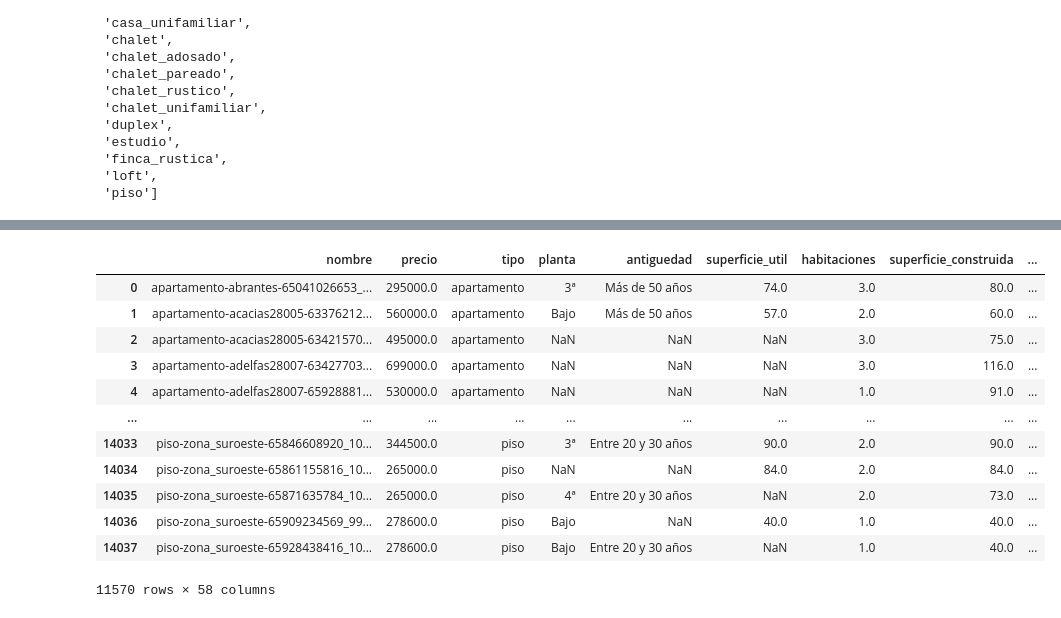
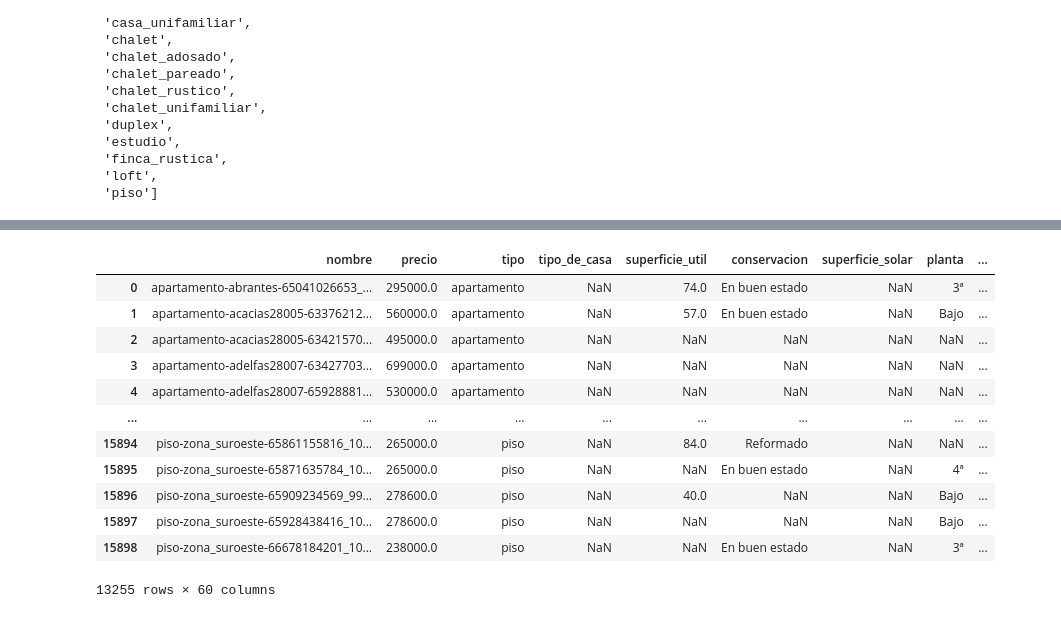
Before and after one commit to LucasDR140603/Proyecto-Pisos, a Jupyter notebook: pruebas.ipynb, the cells around one changed output, grey strips where cells are left out. Drawn from its saved outputs; the diff is of its cells as text; code cells hidden in the pictures.

Commit message:
Elaboracion de código de actualización de datos diario

```diff
--- a/pruebas.ipynb
+++ b/pruebas.ipynb
@@ -267,5 +270,6 @@ async def cargar_archivos(lista:list[str])->list[bs4.Tag]:
     tareas_completas:list[bs4.Tag]=await asyncio.gather(*tareas)
     return tareas_completas
 details_list=await cargar_archivos(archivos)
+details_list=list(filter(lambda x:x.find(class_='features-container') and x.find(class_='jsPriceValue'),details_list))
 # %%
 lista_listas_caracteristicas:list[bs4.ResultSet]=[cast(bs4.Tag,v.find(class_='features-container')).find_all(class_='features__label') for v in details_list]
@@ -293,3 +276,5 @@ lista_caracteristicas
+# %%
+lista_caracteristicas:list[str]=list(set([str(c.text) for lista in lista_listas_caracteristicas for c in lista]))
 # %%
 caracteristicas_especificables=list(map(lambda x:x[:-2],filter(lambda x:': ' in x and x[:-2] in lista_caracteristicas,lista_caracteristicas)))
 caracteristicas_especificables
@@ -375,5 +360,4 @@ booleanos_json
 # %%
 no_booleanos=list(map(lambda x:x[:-2],filter(lambda x:x not in booleanos,caracteristicas_no_especificables)))
-no_booleanos.remove('Tipo de casa')
 no_booleanos
 # %% [output]
@@ -402,6 +388,14 @@ no_booleanos_json
 # %%
 sin_precio_superficie=list(filter(lambda v:not v.find('li',class_='features-summary__item',string=re.compile('€/m²')),details_list))
 # %%
+def nombres_json(x:str):
+    return x.replace(' ','_').lower().replace('á','a').replace('é','e').replace('í','i').replace('ó','o').replace('ú','u')
+caracteristicas_especificables=['Lavadero','Ascensor','Chimenea','Cocina equipada','Exterior','Armarios empotrados','Garaje','Sistema de seguridad','Piscina','Comedor','Luz','Carpintería exterior','Orientación','Calefacción','Amueblado','Urbanizado','Trastero','Puerta blindada','Vidrios dobles','Teléfono','Interior','Soleado','Agua','Portero automático','Aire acondicionado','Tipo suelo','Jardín','Carpintería interior','Terraza','Gastos de comunidad','Gas']
+caracteristicas_especificables_json=list(map(nombres_json,caracteristicas_especificables))
+booleanos=['Adaptado a personas con movilidad reducida','Balcón','Se aceptan mascotas','Calle alumbrada','No se aceptan mascotas','Calle asfaltada']
+booleanos_json=list(map(nombres_json,booleanos))
+no_booleanos=['Tipo de casa','Superficie útil','Conservación','Superficie solar','Planta','Habitaciones','Baños','Referencia','Antigüedad','Superficie construida']
+no_booleanos_json=list(map(nombres_json,no_booleanos))
 async def jsonear(v:bs4.Tag)->dict[str,Any]:
     json:dict[str,Any]={}
     json['nombre']=str(cast(bs4.Tag,v.find(class_='js-share'))['data-url']).replace(f'{url_principal}/comprar/','').replace('/','')
@@ -485,47 +475,52 @@ NameError: name 'df' is not defined
 # %%
-df=pd.read_csv('./datos_crudos.csv')
+df=pd.read_csv('./datos_crudos.csv').dropna(subset=['precio'])
 df=df.assign(
     localidad=df['nombre'].map(lambda x:str(x).split('-')[1]),
-    localidad_sin_numero=df['localidad'].map(lambda x:re.sub("\\d",'',str(x))),
-    cp=df['localidad'].map(lambda x:re.sub("[^0-9]",'',str(x))).map(lambda x:x if len(str(x))==5 else np.nan),
-    antiguedad_media=np.select(
-        [df['antiguedad']=='Más de 50 años',df['antiguedad']=='Entre 30 y 50 años',df['antiguedad']=='Entre 20 y 30 años',df['antiguedad']=='Entre 10 y 20 años',df['antiguedad']=='Entre 5 y 10 años',df['antiguedad']=='Menos de 5 años'],
-        [51,50,30,20,10,5],
-        np.nan
-    ),
-    n_conservacion=np.select(
-        [df['conservacion']=='A reformar',df['conservacion']=='En buen estado',df['conservacion']=='Reformado',df['conservacion']=='A estrenar'],
-        [1,2,3,4],
-        np.nan
-    ),
+    localidad_sin_numero=df['nombre'].map(lambda x:re.sub("\\d",'',str(x).split('-')[1])),
+    cp=df['nombre'].map(lambda x:re.sub("[^0-9]",'',str(x).split('-')[1])).map(lambda x:x if len(str(x))==5 else np.nan),
     balcon=np.where(
-        (df['balcon'].isna()) & ~((df['descripcion'].str.contains('balcón')) | (df['descripcion'].str.contains('Balcón')) | (df['descripcion'].str.contains('balcones'))),False,df['balcon']
+        (df['balcon'].isna()) & ~((df['descripcion'].map(lambda x:str(x).lower()).str.contains('balcón')) | (df['descripcion'].map(lambda x:str(x).lower()).str.contains('balcones'))),False,df['balcon']
     ),
     n_planta=np.where(
         (~df.fillna('nan')['planta'].isna()),df['planta'].map(lambda x:-1 if x=='Sótano' else -0.5 if x=='Semisótano' else 0 if x=='Bajo' else 0.5 if x=='Entresuelo' else 1 if x=='Principal' else 21 if x=='Más de 20' else float(str(x).replace('ª',''))),np.nan
     ),
     piscina=np.where(
-        (df['piscina'].isna() & ~((df['descripcion'].str.contains('piscina')) | (df['descripcion'].str.contains('Piscina')))),False,df['piscina']
-    )
+        (df['piscina'].isna() & ~((df['descripcion'].map(lambda x:str(x).lower()).str.contains('piscina')))),'False',df['piscina']
+    ),
+    garaje=np.where(
+        (df['garaje'].isna() & ~((df['descripcion'].map(lambda x:str(x).lower()).str.contains('garaje')))),'False',df['garaje']
+    ),
+    habitaciones=np.where(
+        ((df['tipo']=='estudio') & (df['habitaciones'].isna())),1,df['habitaciones']
+    ),
+    ascensor=np.where(
+        ((df['ascensor'].isna()) & ~(df['descripcion'].map(lambda x:str(x).lower()).str.contains('ascensor'))),'False',df['ascensor']
+    ),
+    gastos_de_comunidad=df['gastos_de_comunidad'].fillna('0').map(lambda x:str(x).lower().replace('€','').strip().replace('  ',' ')),
+    descripcion=df['descripcion'].map(lambda x:" ".join(str(x).replace('\n','. ').split()))
 )
 df=df.assign(
+    tiene_piscina=np.where(df['piscina'].isna(),np.nan,df['piscina']!='False'),
+    tiene_garaje=np.where(df['garaje'].isna(),np.nan,df['garaje']!='False'),
+    tiene_ascensor=np.where(df['ascensor'].isna(),np.nan,df['ascensor']!='False'),
     n_planta=np.where(
         df['tipo'].isin(['casa','casa_adosada','chalet','finca_rustica']),0,df['n_planta']
-    )
+    ),
+    gastos_de_comunidad=df['gastos_de_comunidad'].map(lambda x:'0' if x in ['sin comunidad','no tiene gastos de comunidad','sin gastos de comunidad','no hay gastos de comunidad xpublicidad en edificio'] else x)
 )
-df_reducido:pd.DataFrame=df[((df['superficie_construida'].between(16,348.5)) | (df['superficie_construida'].isna())) & ((df['superficie_util'].between(16,294.5)) | (df['superficie_util'].isna())) & ((df['banhos'].between(0,6)) | (df['banhos'].isna())) & (df['precio'].between(500,3000000)) & ((df['habitaciones'].between(1,7)) | (df['habitaciones'].isna())) & ((df['superficie_solar'].between(15,4679.875)) | (df['superficie_solar'].isna())) & ((df['precio_superficie'].between(10,13555.5)) | (df['precio_superficie'].isna())) & ((df['consumo'].between(0,471)) | (df['consumo'].isna())) & ((df['emisiones'].between(0,112)) | (df['emisiones'].isna())) & ~((df['conservacion']=='En buen estado') & (df['precio']<30000)) & ~((df['conservacion']=='A reformar') & (df['precio']>1000000))]
+df_reducido:pd.DataFrame=df.assign(cocina_equipada=np.where((df['cocina_equipada'].isna()) & (df['precio']>500000),'True',df['cocina_equipada']))[((df['superficie_construida'].between(16,348.5)) | (df['superficie_construida'].isna())) & ((df['superficie_util'].between(16,294.5)) | (df['superficie_util'].isna())) & ((df['banhos'].between(0,6)) | (df['banhos'].isna())) & (df['precio'].between(500,3000000)) & ((df['habitaciones'].between(1,7)) | (df['habitaciones'].isna())) & ((df['superficie_solar'].between(15,4679.875)) | (df['superficie_solar'].isna())) & ((df['precio_superficie'].between(10,13555.5)) | (df['precio_superficie'].isna())) & ((df['consumo'].between(0,471)) | (df['consumo'].isna())) & ((df['emisiones'].between(0,112)) | (df['emisiones'].isna())) & ~((df['conservacion']=='A reformar') & (df['precio']>1246500.0)) & ~((df['conservacion'].isin(['En buen estado'])) & (df['precio']<50000)) & ~((df['conservacion'].isin(['A estrenar','Reformado'])) & (df['precio']<100000)) & ~((df['tipo']=='estudio') & (df['habitaciones']>1))]
 df_reducido
 # %% [output]
-|  | nombre | precio | tipo | planta | antiguedad | superficie_util | habitaciones | superficie_construida | ... |
-| 0 | apartamento-abrantes-65041026653_... | 295000.0 | apartamento | 3ª | Más de 50 años | 74.0 | 3.0 | 80.0 | ... |
-| 1 | apartamento-acacias28005-63376212... | 560000.0 | apartamento | Bajo | Más de 50 años | 57.0 | 2.0 | 60.0 | ... |
-| 2 | apartamento-acacias28005-63421570... | 495000.0 | apartamento | NaN | NaN | NaN | 3.0 | 75.0 | ... |
-| 3 | apartamento-adelfas28007-63427703... | 699000.0 | apartamento | NaN | NaN | NaN | 3.0 | 116.0 | ... |
-| 4 | apartamento-adelfas28007-65928881... | 530000.0 | apartamento | NaN | NaN | NaN | 1.0 | 91.0 | ... |
+|  | nombre | precio | tipo | tipo_de_casa | superficie_util | conservacion | superficie_solar | planta | ... |
+| 0 | apartamento-abrantes-65041026653_... | 295000.0 | apartamento | NaN | 74.0 | En buen estado | NaN | 3ª | ... |
+| 1 | apartamento-acacias28005-63376212... | 560000.0 | apartamento | NaN | 57.0 | En buen estado | NaN | Bajo | ... |
+| 2 | apartamento-acacias28005-63421570... | 495000.0 | apartamento | NaN | NaN | NaN | NaN | NaN | ... |
+| 3 | apartamento-adelfas28007-63427703... | 699000.0 | apartamento | NaN | NaN | NaN | NaN | NaN | ... |
+| 4 | apartamento-adelfas28007-65928881... | 530000.0 | apartamento | NaN | NaN | NaN | NaN | NaN | ... |
 | ... | ... | ... | ... | ... | ... | ... | ... | ... | ... |
-| 14033 | piso-zona_suroeste-65846608920_10... | 344500.0 | piso | 3ª | Entre 20 y 30 años | 90.0 | 2.0 | 90.0 | ... |
-| 14034 | piso-zona_suroeste-65861155816_10... | 265000.0 | piso | NaN | NaN | 84.0 | 2.0 | 84.0 | ... |
-| 14035 | piso-zona_suroeste-65871635784_10... | 265000.0 | piso | 4ª | Entre 20 y 30 años | NaN | 2.0 | 73.0 | ... |
-| 14036 | piso-zona_suroeste-65909234569_99... | 278600.0 | piso | Bajo | NaN | 40.0 | 1.0 | 40.0 | ... |
-| 14037 | piso-zona_suroeste-65928438416_10... | 278600.0 | piso | Bajo | Entre 20 y 30 años | NaN | 1.0 | 40.0 | ... |
+| 15894 | piso-zona_suroeste-65861155816_10... | 265000.0 | piso | NaN | 84.0 | Reformado | NaN | NaN | ... |
+| 15895 | piso-zona_suroeste-65871635784_10... | 265000.0 | piso | NaN | NaN | En buen estado | NaN | 4ª | ... |
+| 15896 | piso-zona_suroeste-65909234569_99... | 278600.0 | piso | NaN | 40.0 | NaN | NaN | Bajo | ... |
+| 15897 | piso-zona_suroeste-65928438416_10... | 278600.0 | piso | NaN | NaN | NaN | NaN | Bajo | ... |
+| 15898 | piso-zona_suroeste-66678184201_10... | 238000.0 | piso | NaN | NaN | En buen estado | NaN | 3ª | ... |
-11570 rows × 58 columns
+13255 rows × 60 columns
```
Also changed, not shown: parts of 48 cells of this notebook, 3 other files.
